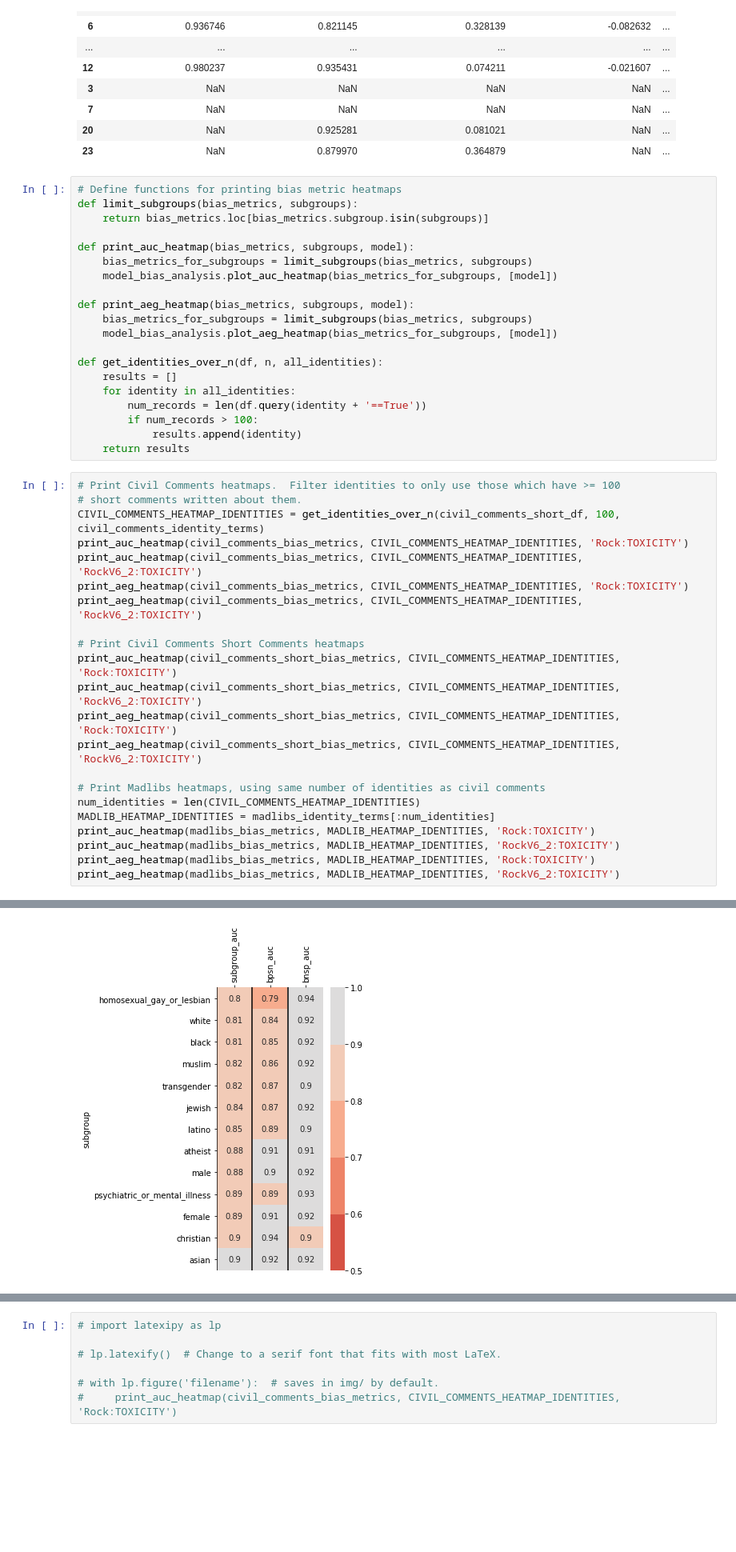
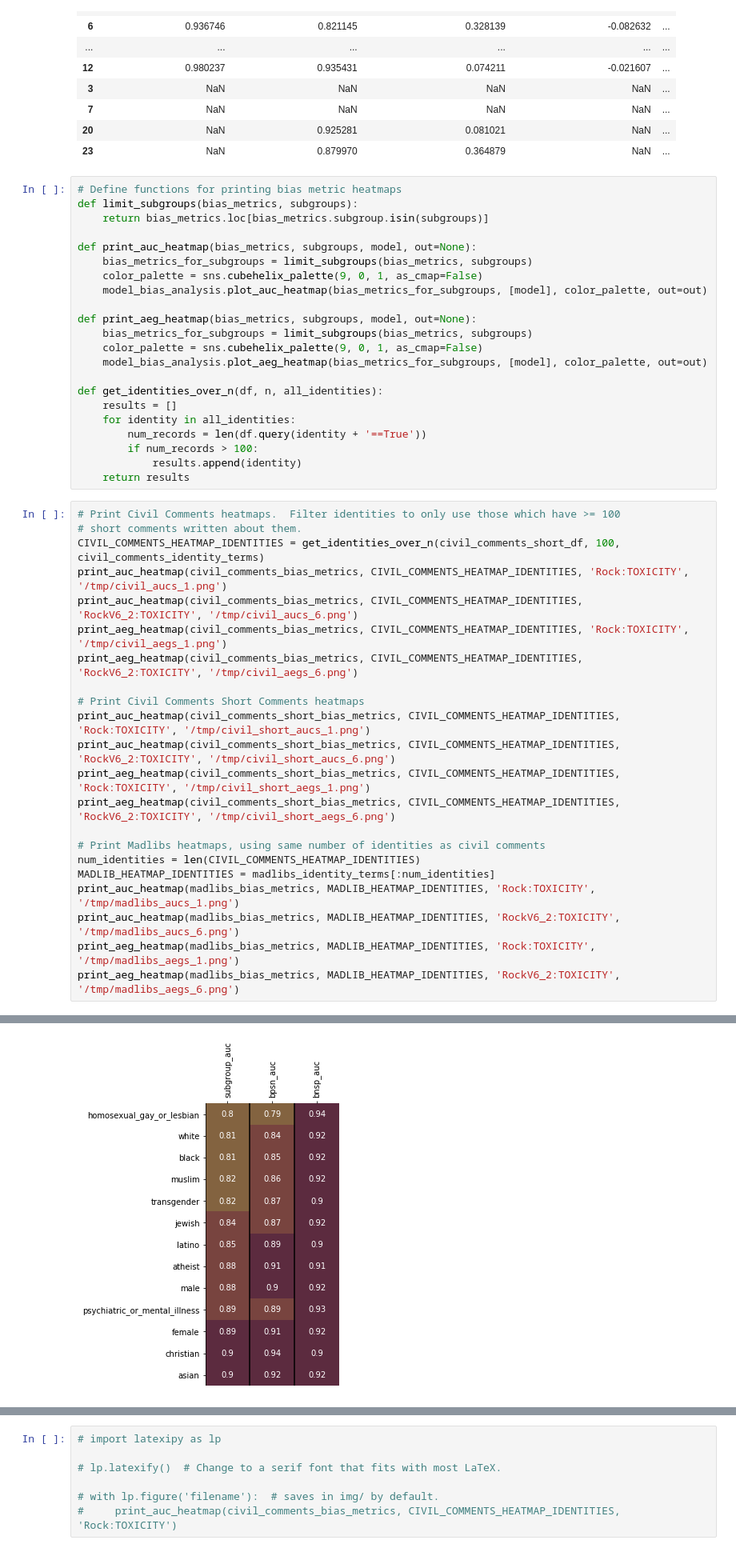
Before and after one commit to conversationai/unintended-ml-bias-analysis, a Jupyter notebook: unintended_ml_bias/FATES_Bias_Analysis.ipynb, the cells around one changed output, grey strips where cells are left out. Shown at 80% size. Drawn from its saved outputs; the diff is of its cells as text; blank space fills up the shorter version.

Commit message:
Add Lucy's changes for outfile, update heatmap display

```diff
--- a/unintended_ml_bias/FATES_Bias_Analysis.ipynb
+++ b/unintended_ml_bias/FATES_Bias_Analysis.ipynb
@@ -170,13 +170,15 @@ civil_comments_short_bias_metrics
 def limit_subgroups(bias_metrics, subgroups):
     return bias_metrics.loc[bias_metrics.subgroup.isin(subgroups)]
 
-def print_auc_heatmap(bias_metrics, subgroups, model):
+def print_auc_heatmap(bias_metrics, subgroups, model, out=None):
     bias_metrics_for_subgroups = limit_subgroups(bias_metrics, subgroups)
-    model_bias_analysis.plot_auc_heatmap(bias_metrics_for_subgroups, [model])
+    color_palette = sns.cubehelix_palette(9, 0, 1, as_cmap=False)
+    model_bias_analysis.plot_auc_heatmap(bias_metrics_for_subgroups, [model], color_palette, out=out)
 
-def print_aeg_heatmap(bias_metrics, subgroups, model):
+def print_aeg_heatmap(bias_metrics, subgroups, model, out=None):
     bias_metrics_for_subgroups = limit_subgroups(bias_metrics, subgroups)
-    model_bias_analysis.plot_aeg_heatmap(bias_metrics_for_subgroups, [model])
+    color_palette = sns.cubehelix_palette(9, 0, 1, as_cmap=False)
+    model_bias_analysis.plot_aeg_heatmap(bias_metrics_for_subgroups, [model], color_palette, out=out)
 
 def get_identities_over_n(df, n, all_identities):
     results = []
@@ -189,22 +191,22 @@ def get_identities_over_n(df, n, all_identities):
 # Print Civil Comments heatmaps.  Filter identities to only use those which have >= 100
 # short comments written about them.
 CIVIL_COMMENTS_HEATMAP_IDENTITIES = get_identities_over_n(civil_comments_short_df, 100, civil_comments_identity_terms)
-print_auc_heatmap(civil_comments_bias_metrics, CIVIL_COMMENTS_HEATMAP_IDENTITIES, 'Rock:TOXICITY')
-print_auc_heatmap(civil_comments_bias_metrics, CIVIL_COMMENTS_HEATMAP_IDENTITIES, 'RockV6_2:TOXICITY')
-print_aeg_heatmap(civil_comments_bias_metrics, CIVIL_COMMENTS_HEATMAP_IDENTITIES, 'Rock:TOXICITY')
-print_aeg_heatmap(civil_comments_bias_metrics, CIVIL_COMMENTS_HEATMAP_IDENTITIES, 'RockV6_2:TOXICITY')
+print_auc_heatmap(civil_comments_bias_metrics, CIVIL_COMMENTS_HEATMAP_IDENTITIES, 'Rock:TOXICITY', '/tmp/civil_aucs_1.png')
+print_auc_heatmap(civil_comments_bias_metrics, CIVIL_COMMENTS_HEATMAP_IDENTITIES, 'RockV6_2:TOXICITY', '/tmp/civil_aucs_6.png')
+print_aeg_heatmap(civil_comments_bias_metrics, CIVIL_COMMENTS_HEATMAP_IDENTITIES, 'Rock:TOXICITY', '/tmp/civil_aegs_1.png')
+print_aeg_heatmap(civil_comments_bias_metrics, CIVIL_COMMENTS_HEATMAP_IDENTITIES, 'RockV6_2:TOXICITY', '/tmp/civil_aegs_6.png')
 
 # Print Civil Comments Short Comments heatmaps
-print_auc_heatmap(civil_comments_short_bias_metrics, CIVIL_COMMENTS_HEATMAP_IDENTITIES, 'Rock:TOXICITY')
-print_auc_heatmap(civil_comments_short_bias_metrics, CIVIL_COMMENTS_HEATMAP_IDENTITIES, 'RockV6_2:TOXICITY')
-print_aeg_heatmap(civil_comments_short_bias_metrics, CIVIL_COMMENTS_HEATMAP_IDENTITIES, 'Rock:TOXICITY')
-print_aeg_heatmap(civil_comments_short_bias_metrics, CIVIL_COMMENTS_HEATMAP_IDENTITIES, 'RockV6_2:TOXICITY')
+print_auc_heatmap(civil_comments_short_bias_metrics, CIVIL_COMMENTS_HEATMAP_IDENTITIES, 'Rock:TOXICITY', '/tmp/civil_short_aucs_1.png')
+print_auc_heatmap(civil_comments_short_bias_metrics, CIVIL_COMMENTS_HEATMAP_IDENTITIES, 'RockV6_2:TOXICITY', '/tmp/civil_short_aucs_6.png')
+print_aeg_heatmap(civil_comments_short_bias_metrics, CIVIL_COMMENTS_HEATMAP_IDENTITIES, 'Rock:TOXICITY', '/tmp/civil_short_aegs_1.png')
+print_aeg_heatmap(civil_comments_short_bias_metrics, CIVIL_COMMENTS_HEATMAP_IDENTITIES, 'RockV6_2:TOXICITY', '/tmp/civil_short_aegs_6.png')
 
 # Print Madlibs heatmaps, using same number of identities as civil comments
 num_identities = len(CIVIL_COMMENTS_HEATMAP_IDENTITIES)
 MADLIB_HEATMAP_IDENTITIES = madlibs_identity_terms[:num_identities]
-print_auc_heatmap(madlibs_bias_metrics, MADLIB_HEATMAP_IDENTITIES, 'Rock:TOXICITY')
-print_auc_heatmap(madlibs_bias_metrics, MADLIB_HEATMAP_IDENTITIES, 'RockV6_2:TOXICITY')
-print_aeg_heatmap(madlibs_bias_metrics, MADLIB_HEATMAP_IDENTITIES, 'Rock:TOXICITY')
-print_aeg_heatmap(madlibs_bias_metrics, MADLIB_HEATMAP_IDENTITIES, 'RockV6_2:TOXICITY')
+print_auc_heatmap(madlibs_bias_metrics, MADLIB_HEATMAP_IDENTITIES, 'Rock:TOXICITY', '/tmp/madlibs_aucs_1.png')
+print_auc_heatmap(madlibs_bias_metrics, MADLIB_HEATMAP_IDENTITIES, 'RockV6_2:TOXICITY', '/tmp/madlibs_aucs_6.png')
+print_aeg_heatmap(madlibs_bias_metrics, MADLIB_HEATMAP_IDENTITIES, 'Rock:TOXICITY', '/tmp/madlibs_aegs_1.png')
+print_aeg_heatmap(madlibs_bias_metrics, MADLIB_HEATMAP_IDENTITIES, 'RockV6_2:TOXICITY', '/tmp/madlibs_aegs_6.png')
 # %% [output]
@@ -211 +219 @@ print_aeg_heatmap(madlibs_bias_metrics, MADLIB_HEATMAP_IDENTITIES, 'RockV6_2:TOX
-[figure, old version]
+[figure, new version]
```
Also changed, not shown: parts of 1 cell of this notebook, 1 other file.
